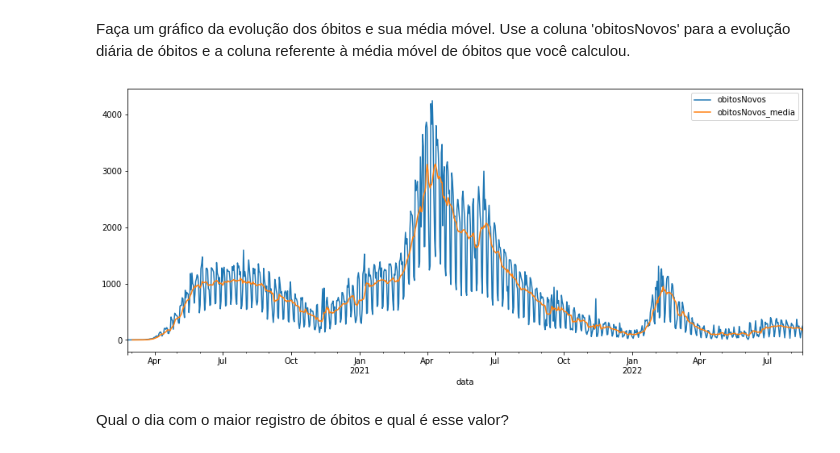
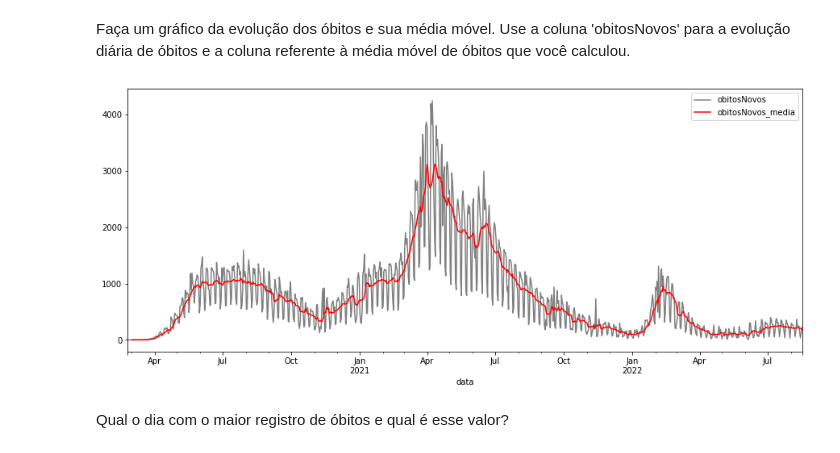
Before and after one commit to gutessitore/PUC, a Jupyter notebook: Mineração de Dados/Atividades/Lab3_Mineracao.ipynb, the cells around one changed output. Cells and saved outputs as stored; diff of their text form; code cells hidden in the pictures.

```diff
--- a/Mineração de Dados/Atividades/Lab3_Mineracao.ipynb
+++ b/Mineração de Dados/Atividades/Lab3_Mineracao.ipynb
@@ -88,9 +88,9 @@ df_brasil_casos[['casosNovos', 'casosNovos_media']].plot(figsize=(15, 6));
 # %% [markdown]
 Faça um gráfico da evolução dos óbitos e sua média móvel. Use a coluna 'obitosNovos' para a evolução diária de óbitos e a coluna referente à média móvel de óbitos que você calculou.
 # %%
-df_brasil_casos[['obitosNovos', 'obitosNovos_media']].plot(figsize=(15, 6));
+df_brasil_casos[['obitosNovos', 'obitosNovos_media']].plot(figsize=(15, 6), color=['grey', 'red']);
 # %% [output]
-[figure, old version]
+[figure, new version]
 # %% [markdown]
 Qual o dia com o maior registro de óbitos e qual é esse valor?
 # %%
```
Also changed, not shown: parts of 4 cells of this notebook.
